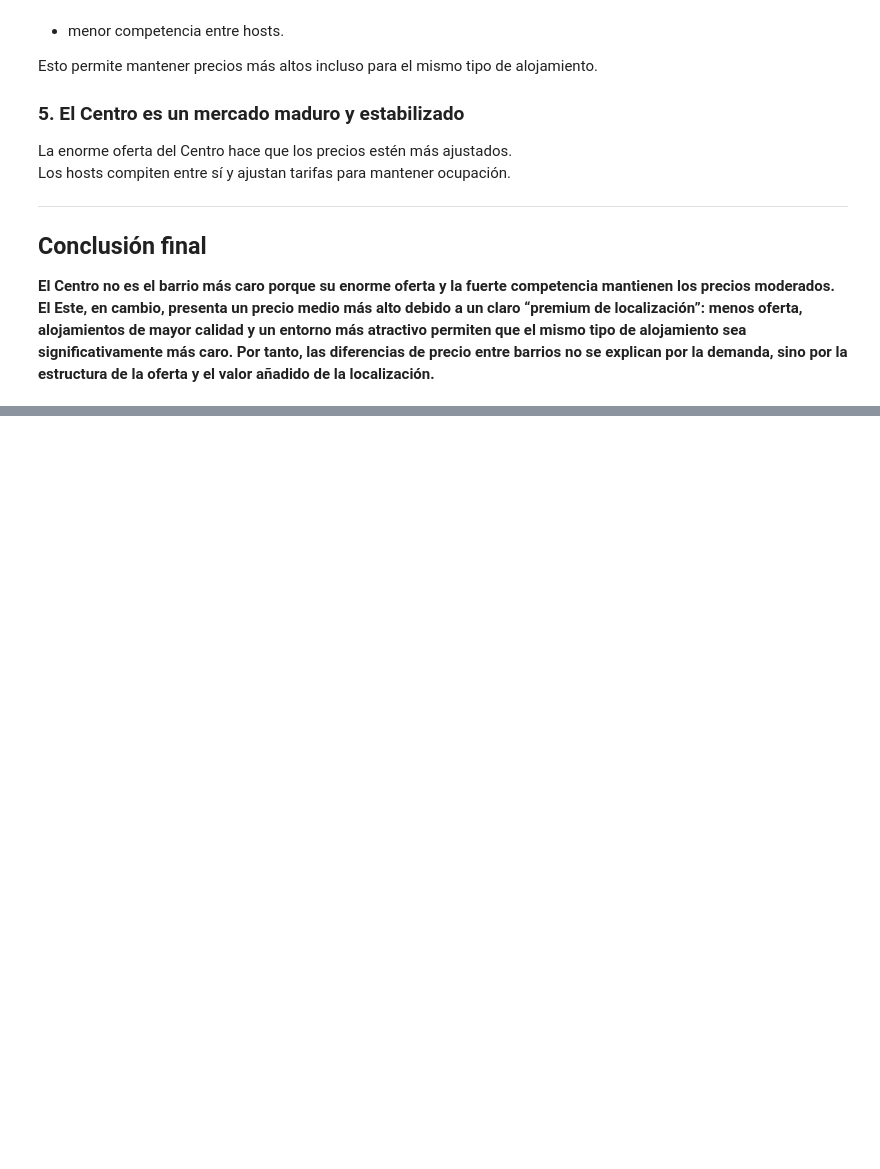
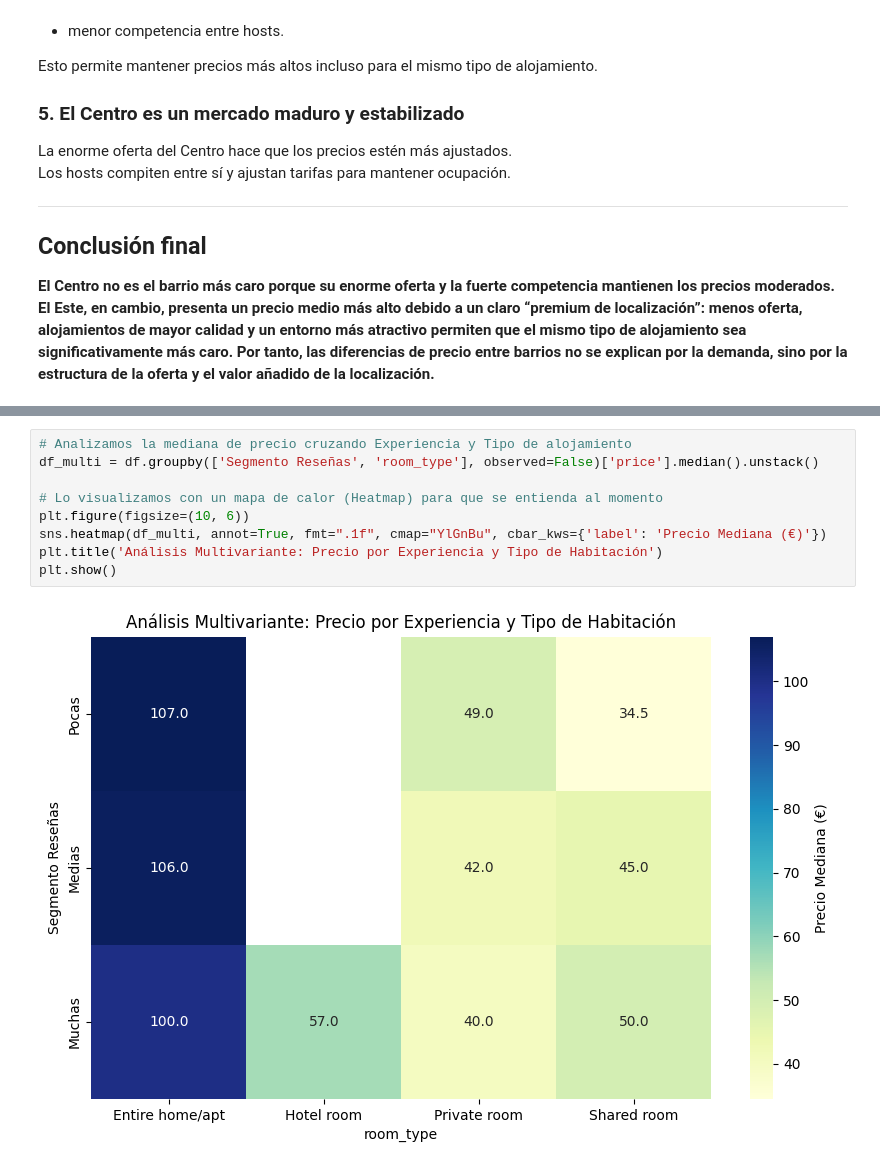
Before and after one commit to MHHsim/Proyect-Break-I, a Jupyter notebook: src/notebooks/Fase_04_Analysis.ipynb, the cells around one changed output, grey strips where cells are left out. Drawn from its saved outputs; the diff is of its cells as text; blank space fills up the shorter version.

```diff
--- a/src/notebooks/Fase_04_Analysis.ipynb
+++ b/src/notebooks/Fase_04_Analysis.ipynb
@@ -727,0 +828,11 @@ Los hosts compiten entre sí y ajustan tarifas para mantener ocupación.
+# %%
+# Analizamos la mediana de precio cruzando Experiencia y Tipo de alojamiento
+df_multi = df.groupby(['Segmento Reseñas', 'room_type'], observed=False)['price'].median().unstack()
+
+# Lo visualizamos con un mapa de calor (Heatmap) para que se entienda al momento
+plt.figure(figsize=(10, 6))
+sns.heatmap(df_multi, annot=True, fmt=".1f", cmap="YlGnBu", cbar_kws={'label': 'Precio Mediana (€)'})
+plt.title('Análisis Multivariante: Precio por Experiencia y Tipo de Habitación')
+plt.show()
+# %% [output]
+[figure, added]
```
Also changed, not shown: parts of 38 cells of this notebook, 2 other files.
